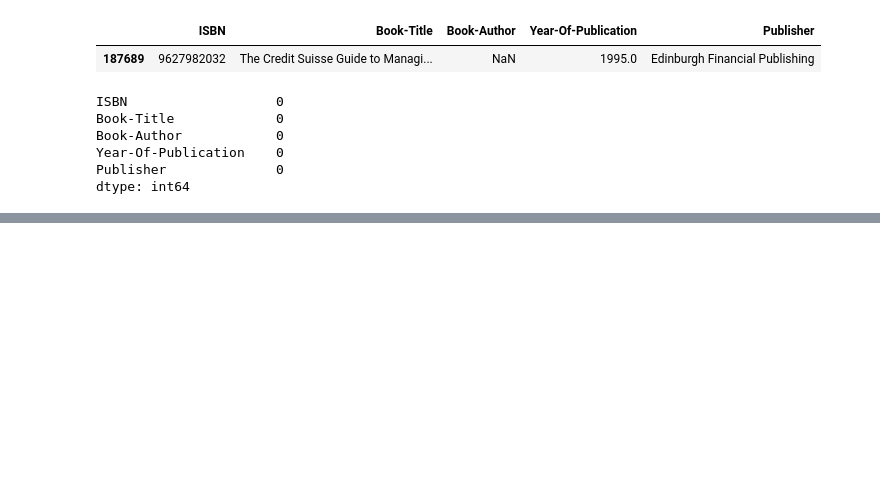
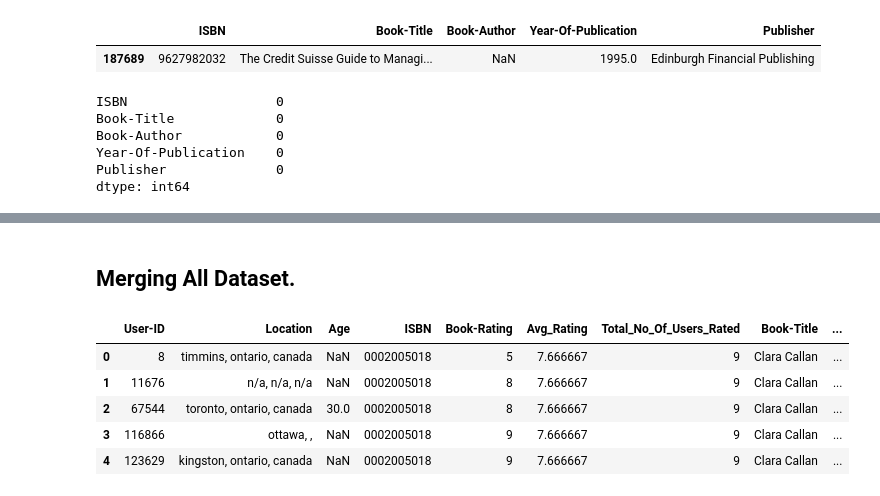
Before and after one commit to Mahima-Shree/Amazon-book-recommendation, a Jupyter notebook: Book_Recommendation_System.ipynb, the cells around one changed output, grey strips where cells are left out. Cells and saved outputs as stored; diff of their text form; code cells hidden in the pictures; blank space fills up the shorter version.

```diff
--- a/Book_Recommendation_System.ipynb
+++ b/Book_Recommendation_System.ipynb
@@ -373,0 +462,5 @@ dtype: int64
+# %%
+# Create column Rating average
+ratings_explicit['Avg_Rating']=ratings_explicit.groupby('ISBN')['Book-Rating'].transform('mean')
+# Create column Rating sum
+ratings_explicit['Total_No_Of_Users_Rated']=ratings_explicit.groupby('ISBN')['Book-Rating'].transform('count')
@@ -373,0 +476,15 @@ dtype: int64
+# %% [markdown]
+## **Merging All Dataset.**
+# %%
+Final_Dataset=users.copy()
+Final_Dataset=pd.merge(Final_Dataset,ratings_explicit,on='User-ID')
+Final_Dataset=pd.merge(Final_Dataset,books,on='ISBN')
+# %%
+Final_Dataset.head()
+# %% [output]
+|  | User-ID | Location | Age | ISBN | Book-Rating | Avg_Rating | Total_No_Of_Users_Rated | Book-Title | ... |
+| 0 | 8 | timmins, ontario, canada | NaN | 0002005018 | 5 | 7.666667 | 9 | Clara Callan | ... |
+| 1 | 11676 | n/a, n/a, n/a | NaN | 0002005018 | 8 | 7.666667 | 9 | Clara Callan | ... |
+| 2 | 67544 | toronto, ontario, canada | 30.0 | 0002005018 | 8 | 7.666667 | 9 | Clara Callan | ... |
+| 3 | 116866 | ottawa, , | NaN | 0002005018 | 9 | 7.666667 | 9 | Clara Callan | ... |
+| 4 | 123629 | kingston, ontario, canada | NaN | 0002005018 | 9 | 7.666667 | 9 | Clara Callan | ... |
```
Also changed, not shown: parts of 23 cells of this notebook.
